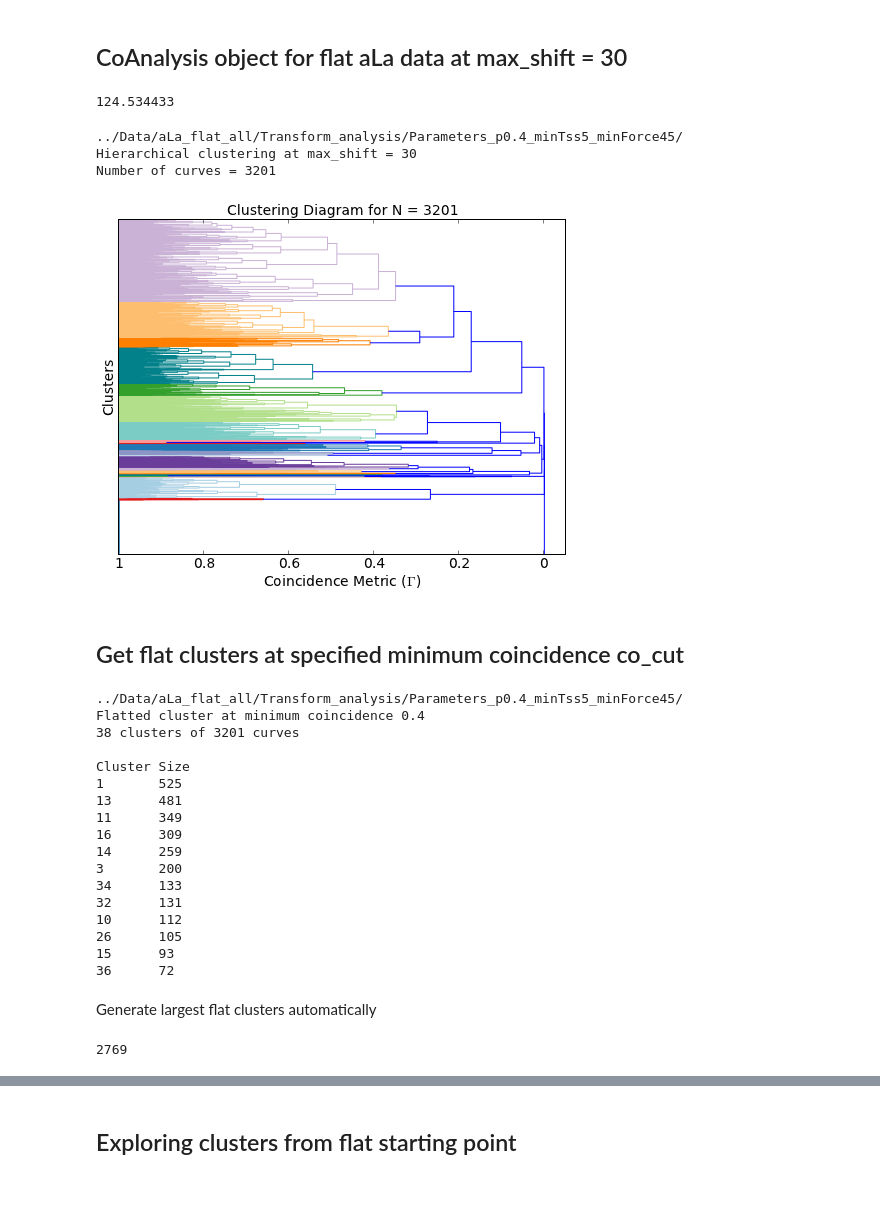
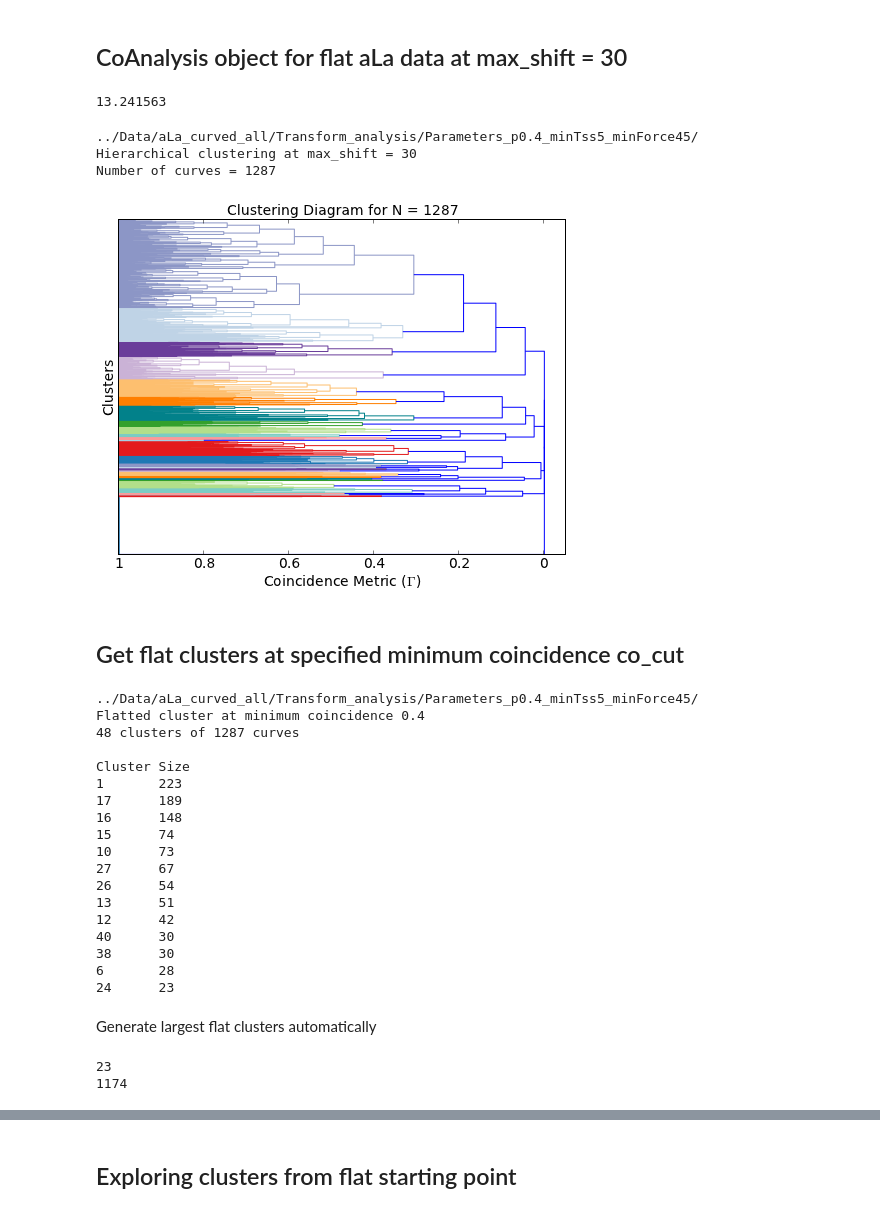
Before and after one commit to hilaryjoyce/smfs-data-analysis, a Jupyter notebook: all_ala_curved_clustering.ipynb, the cells around one changed output, grey strips where cells are left out. Saved outputs shown, nothing was run; the diff lists cells and outputs as text; code cells hidden in the pictures.

```diff
--- a/all_ala_curved_clustering.ipynb
+++ b/all_ala_curved_clustering.ipynb
@@ -11,7 +11,7 @@ from time import clock
 ## CoAnalysis object for flat aLa data at max_shift = 30
 # %%
 # Transform analysis parameter folder
-parameter_folder = "../Data/aLa_flat_all/Transform_analysis/Parameters_p0.4_minTss5_minForce45/"
+parameter_folder = "../Data/aLa_curved_all/Transform_analysis/Parameters_p0.4_minTss5_minForce45/"
 # %%
 # Maximum shift
 max_shift = 30
@@ -21,19 +21,18 @@ coa = c.CoAnalysis(parameter_folder, max_shift)
 t2 = clock()
 print t2-t1
 # %% [output]
-124.534433
+13.241563
 # %%
 print coa
 # %% [output]
-../Data/aLa_flat_all/Transform_analysis/Parameters_p0.4_minTss5_minForce45/
+../Data/aLa_curved_all/Transform_analysis/Parameters_p0.4_minTss5_minForce45/
 Hierarchical clustering at max_shift = 30
-Number of curves = 3201
+Number of curves = 1287
 # %%
 figsize(8,6)
 coa.plot_dendrogram();
-savefig("../Figures_May/ala_flat_all_dendro.pdf", bbox_inches='tight')
 # %% [output]
-[figure, old version]
+[figure, new version]
 # %% [markdown]
 ## Get flat clusters at specified minimum coincidence co_cut
 # %%
@@ -43,32 +42,35 @@ F = c.FlatClusters(coa, co_cut)
 # %%
 print F
 # Print largest clusters and their sizes down to cluster size of 50.
-F.print_clusters_by_size(50)
+F.print_clusters_by_size(20)
 # %% [output]
-../Data/aLa_flat_all/Transform_analysis/Parameters_p0.4_minTss5_minForce45/
+../Data/aLa_curved_all/Transform_analysis/Parameters_p0.4_minTss5_minForce45/
 Flatted cluster at minimum coincidence 0.4
-38 clusters of 3201 curves
+48 clusters of 1287 curves
 
 Cluster Size
-1       525
-13      481
-11      349
-16      309
-14      259
-3       200
-34      133
-32      131
-10      112
-26      105
-15      93
-36      72
+1       223
+17      189
+16      148
+15      74
+10      73
+27      67
+26      54
+13      51
+12      42
+40      30
+38      30
+6       28
+24      23
 # %% [markdown]
 Generate largest flat clusters automatically
 # %%
-large_clusters, large_sizes = F.largest_clusters(50)
+large_clusters, large_sizes = F.largest_clusters(10)
+print len(large_sizes)
 print sum(large_sizes)
 # %% [output]
-2769
+23
+1174
 # %%
 fclust = []
 i = 0
```
Also changed, not shown: parts of 8 cells of this notebook, 2 other files.
